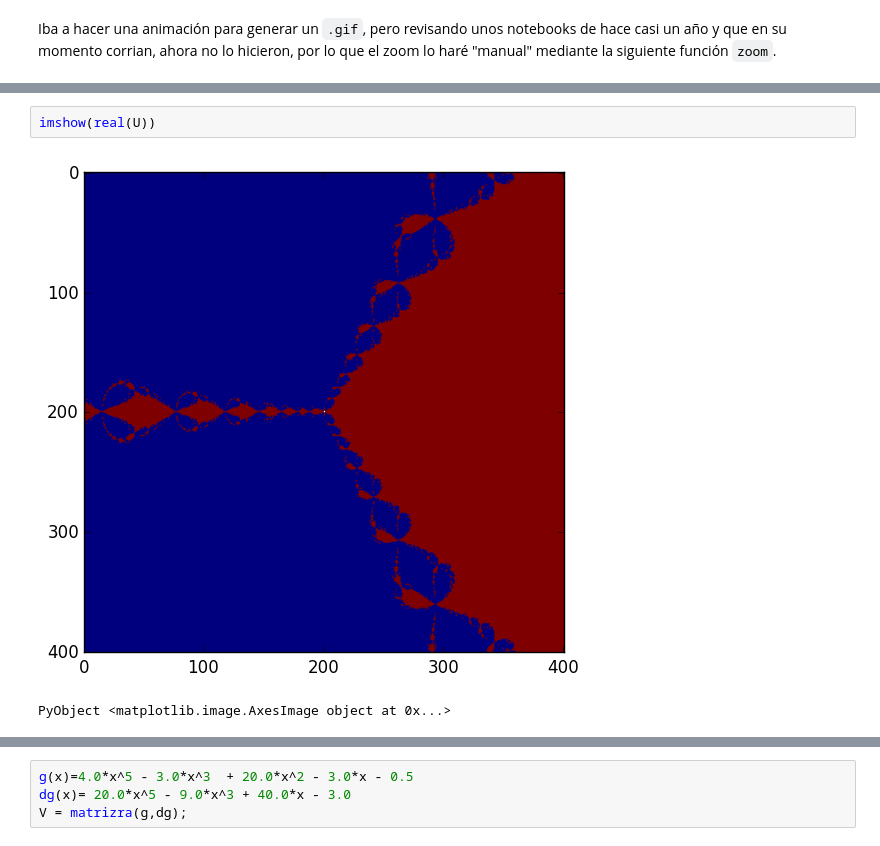
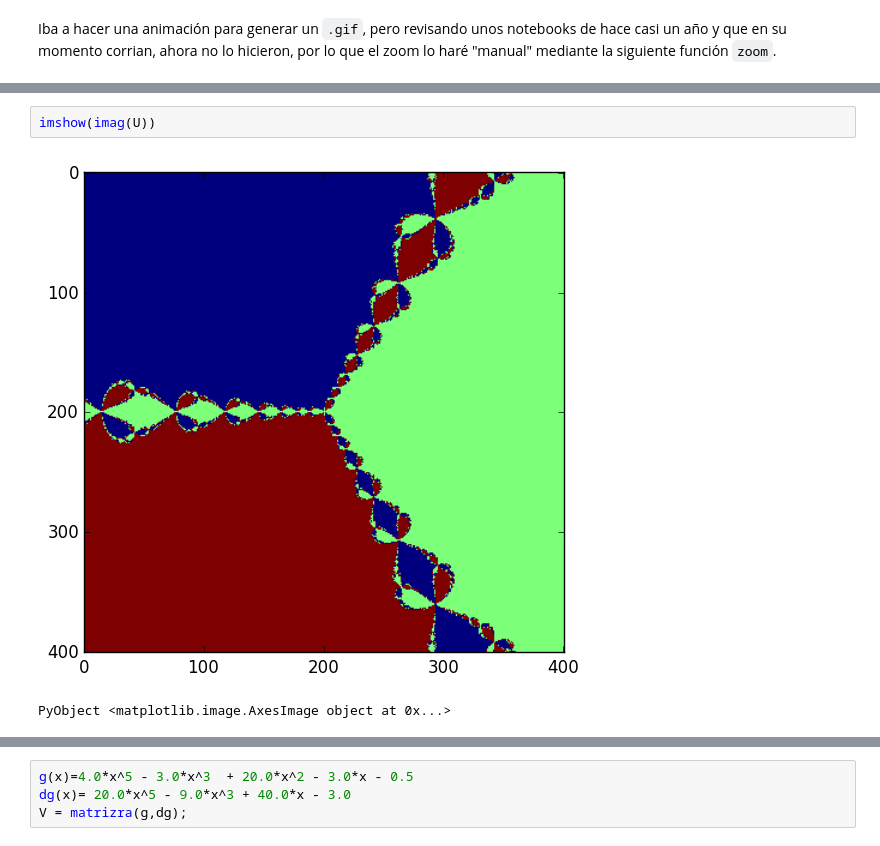
Before and after one commit to lbenet/2016-1_TemasSelectosFisComp, a Jupyter notebook: tareas/Ceboc/2-Ejercicios_AD.ipynb, the cells around one changed output, grey strips where cells are left out. Drawn from its saved outputs; the diff is of its cells as text.

```diff
--- a/tareas/Ceboc/2-Ejercicios_AD.ipynb
+++ b/tareas/Ceboc/2-Ejercicios_AD.ipynb
@@ -96,8 +95,8 @@ end
 # %% [output]
 zoom (generic function with 3 methods)
 # %%
-imshow(real(U))
+imshow(imag(U))
 # %% [output]
-[figure, old version]
+[figure, new version]
 PyObject <matplotlib.image.AxesImage object at 0x...>
 # %%
```
Also changed, not shown: parts of 40 cells of this notebook.
